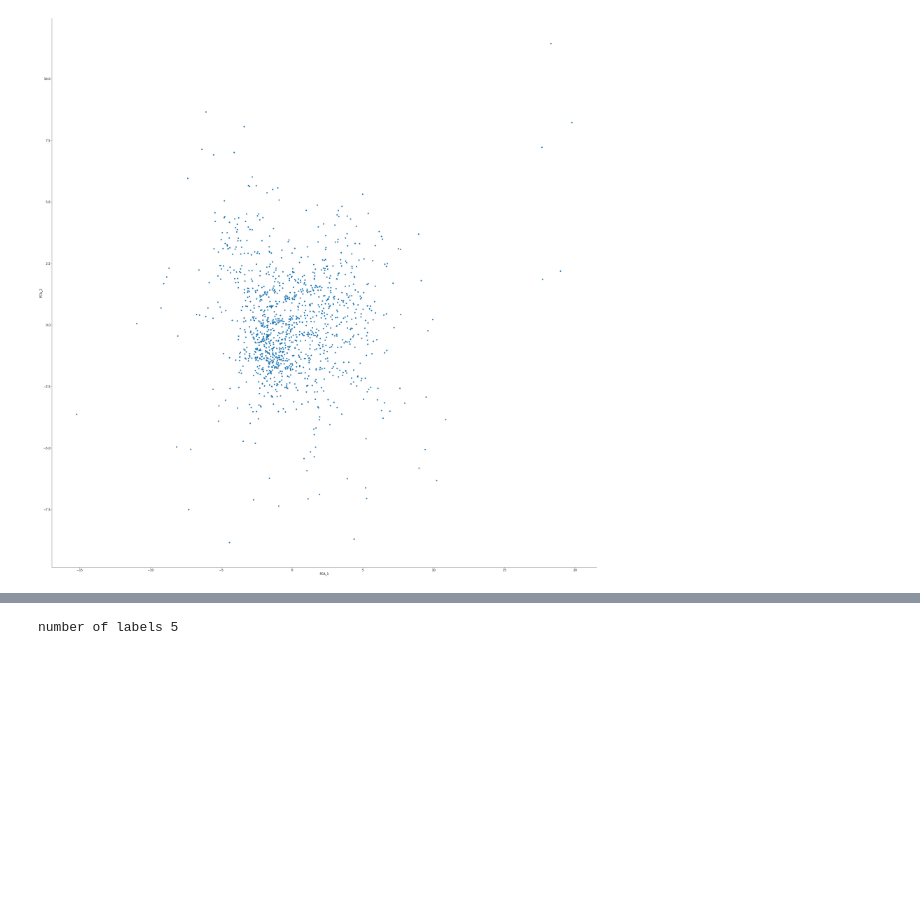
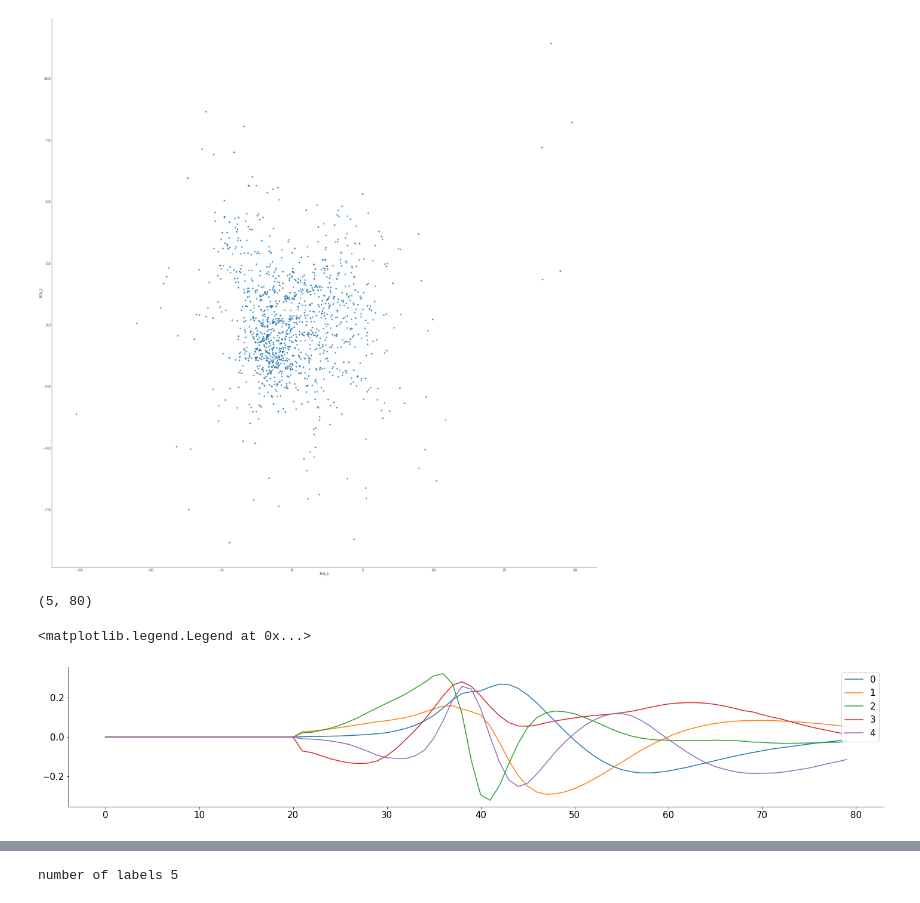
Before and after one commit to 2walkingfish/Neuromatch_Project_133, a Jupyter notebook: Explore_steinmetz_extra_dataset.ipynb, the cells around one changed output, grey strips where cells are left out. Cells and saved outputs as stored; diff of their text form; code cells hidden in the pictures; blank space fills up the shorter version.

```diff
--- a/Explore_steinmetz_extra_dataset.ipynb
+++ b/Explore_steinmetz_extra_dataset.ipynb
@@ -177,3 +177,17 @@ plt.ylabel('PCA_2')
 # %% [output]
 Text(0, 0.5, 'PCA_2')
 [figure]
+# %%
+prinsipal_components = pca.fit(data_stack)
+prinsipal_components.get_params
+
+print(prinsipal_components.components_.shape)
+for i in range(0,5):
+  plt.plot(prinsipal_components.components_[i], label = str(i))
+plt.legend()
+# max variance at timebin 40
+# what does the negative means?
+# %% [output]
+(5, 80)
+<matplotlib.legend.Legend at 0x...>
+[figure, added]
```
Also changed, not shown: parts of 8 cells of this notebook.
